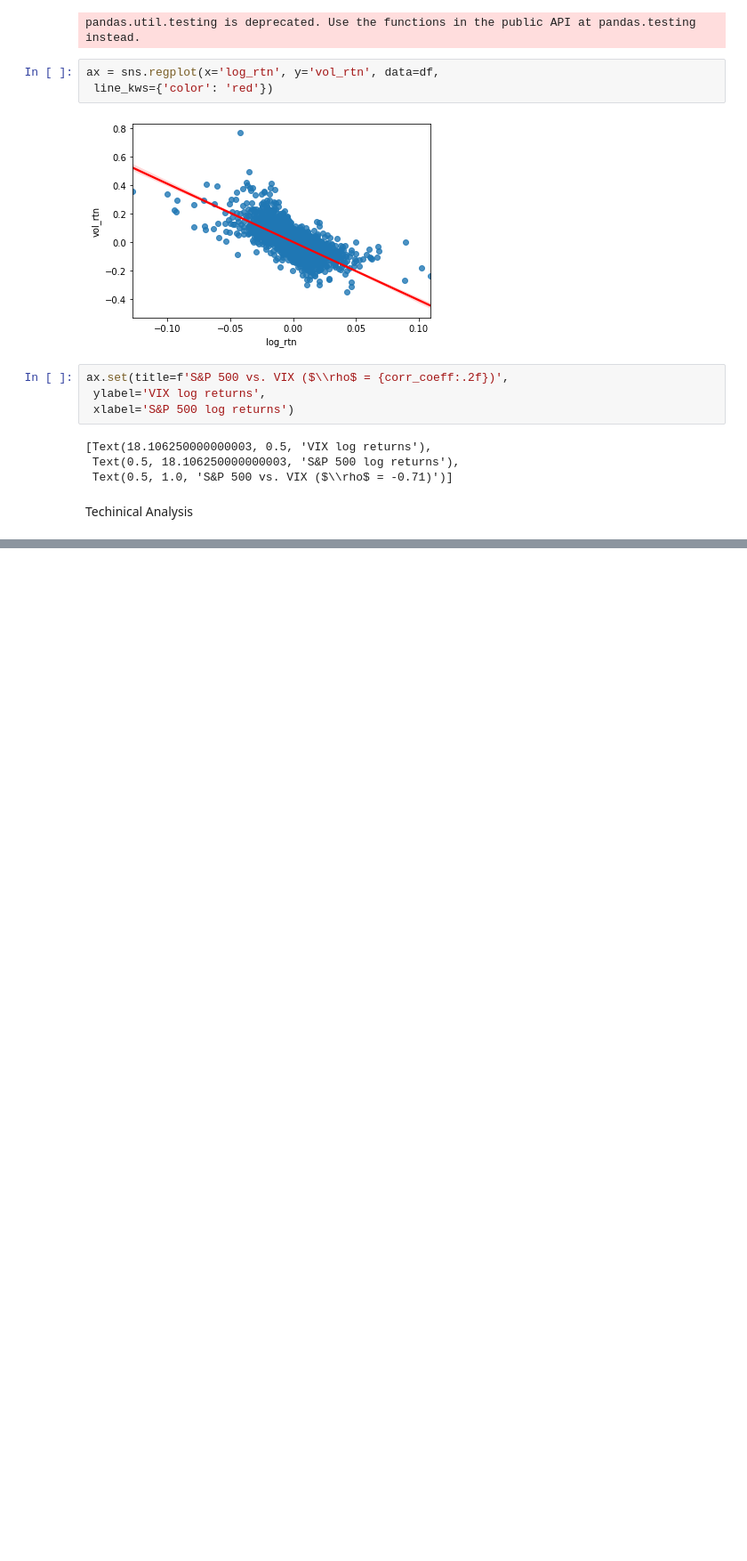
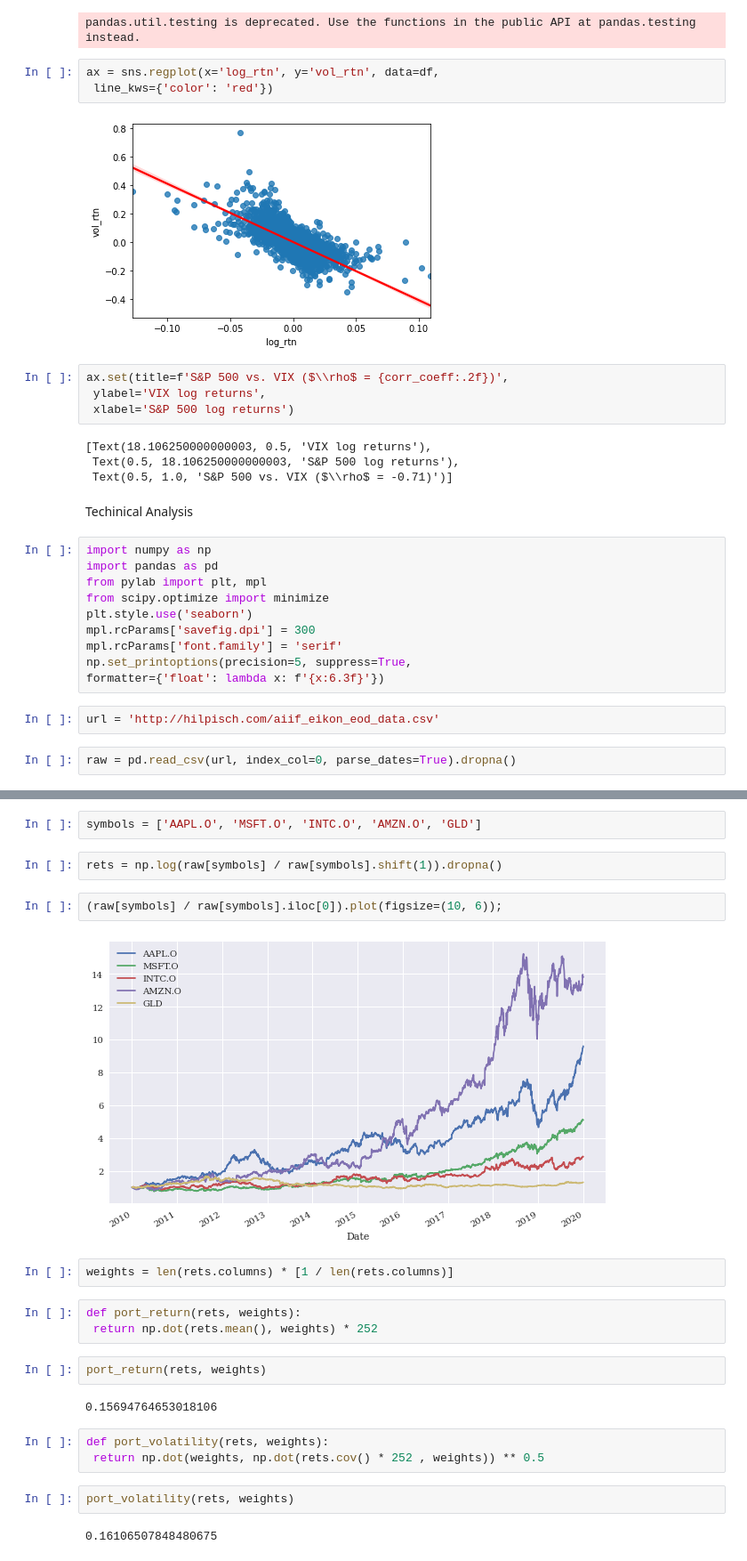
Before and after one commit to manikur/Python-Programming, a Jupyter notebook: Stock_price_analysis.ipynb, the cells around one changed output, grey strips where cells are left out. Shown at 89% size. Drawn from its saved outputs; the diff is of its cells as text; blank space fills up the shorter version.

```diff
--- a/Stock_price_analysis.ipynb
+++ b/Stock_price_analysis.ipynb
@@ -241,3 +241,17 @@ ax.set(title=f'S&P 500 vs. VIX ($\\rho$ = {corr_coeff:.2f})',
  Text(0.5, 1.0, 'S&P 500 vs. VIX ($\\rho$ = -0.71)')]
 # %% [markdown]
 Techinical Analysis
+# %%
+import numpy as np
+import pandas as pd
+from pylab import plt, mpl
+from scipy.optimize import minimize
+plt.style.use('seaborn')
+mpl.rcParams['savefig.dpi'] = 300
+mpl.rcParams['font.family'] = 'serif'
+np.set_printoptions(precision=5, suppress=True,
+formatter={'float': lambda x: f'{x:6.3f}'})
+# %%
+url = 'http://hilpisch.com/aiif_eikon_eod_data.csv'
+# %%
+raw = pd.read_csv(url, index_col=0, parse_dates=True).dropna()
@@ -243,0 +280,24 @@ Techinical Analysis
+# %%
+symbols = ['AAPL.O', 'MSFT.O', 'INTC.O', 'AMZN.O', 'GLD']
+# %%
+rets = np.log(raw[symbols] / raw[symbols].shift(1)).dropna()
+# %%
+(raw[symbols] / raw[symbols].iloc[0]).plot(figsize=(10, 6));
+# %% [output]
+[figure, added]
+# %%
+weights = len(rets.columns) * [1 / len(rets.columns)]
+# %%
+def port_return(rets, weights):
+ return np.dot(rets.mean(), weights) * 252
+# %%
+port_return(rets, weights)
+# %% [output]
+0.15694764653018106
+# %%
+def port_volatility(rets, weights):
+ return np.dot(weights, np.dot(rets.cov() * 252 , weights)) ** 0.5
+# %%
+port_volatility(rets, weights)
+# %% [output]
+0.16106507848480675
```
Also changed, not shown: parts of 3 cells of this notebook.
